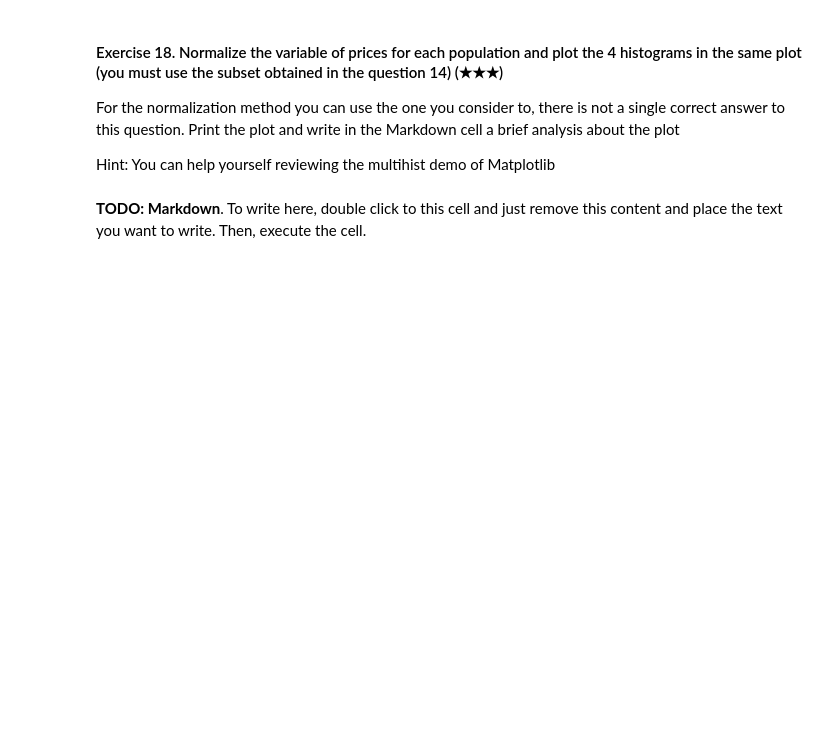
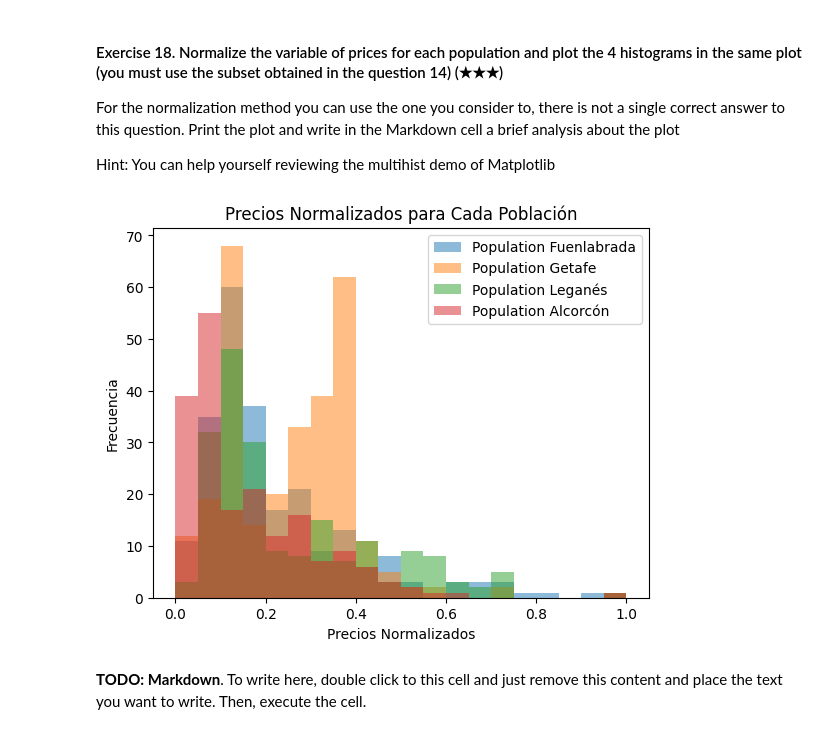
Before and after one commit to Angel-HR00/DataCleanUp-excercise, a Jupyter notebook: project.es.ipynb, the cells around one changed output. Drawn from its saved outputs; the diff is of its cells as text; code cells hidden in the pictures; blank space fills up the shorter version.

```diff
--- a/project.es.ipynb
+++ b/project.es.ipynb
@@ -410,7 +398,34 @@ For the normalization method you can use the one you consider to, there is not a
 
 Hint: You can help yourself reviewing the multihist demo of Matplotlib
 # %%
-# TODO
+# Create a figure and a set of axes
+fig, ax = plt.subplots()
+
+# List to store normalized prices
+normalized_prices = []
+
+# Iterate through populations in south_belt_population
+for population in cinturon_sur:
+    subplot = cs[cs['level5'] == population]
+    price = subplot['price']
+
+    # Normalize prices
+    normalized_price = (price - price.min()) / (price.max() - price.min())
+    normalized_prices.append(normalized_price)
+
+    # Create a histogram for each population
+    ax.hist(normalized_price, bins=20, alpha=0.5, label=f'Population {population}')
+
+# Add legend
+plt.legend()
+
+ax.set_xlabel('Precios Normalizados')
+ax.set_ylabel('Frecuencia')
+ax.set_title('Precios Normalizados para Cada Población')
+
+plt.show()
+# %% [output]
+[figure, added]
 # %% [markdown]
 **TODO: Markdown**. To write here, double click to this cell and just remove this content and place the text you want to write. Then, execute the cell.
 # %% [markdown]
```
Also changed, not shown: parts of 4 cells of this notebook.
